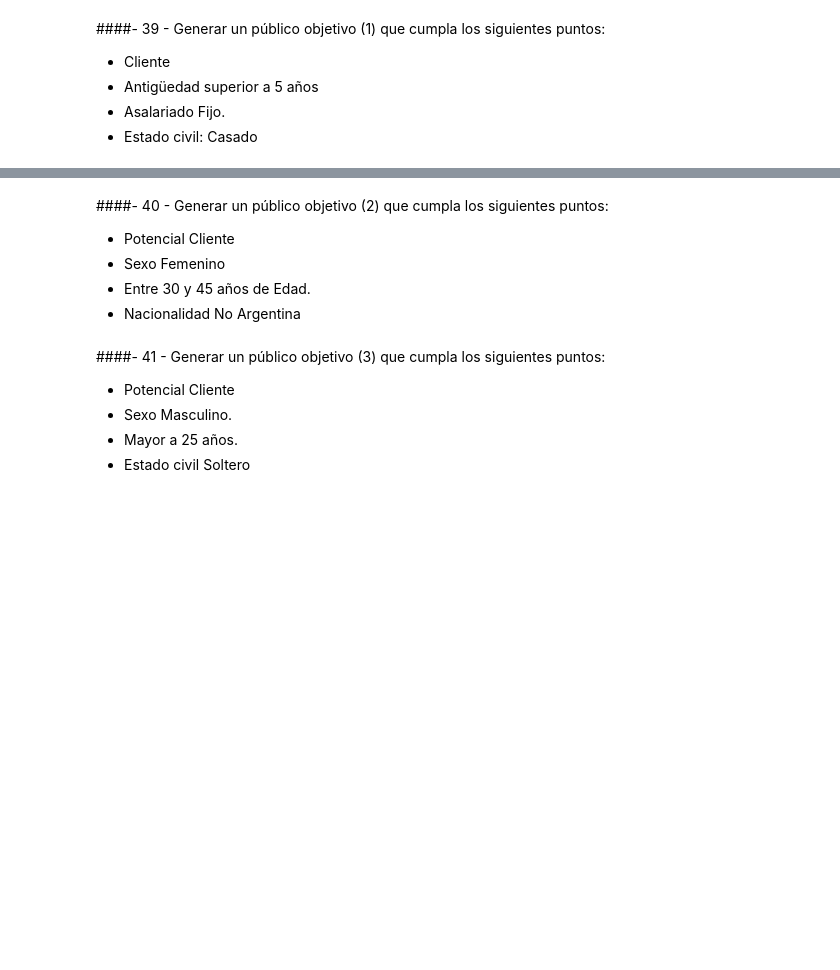
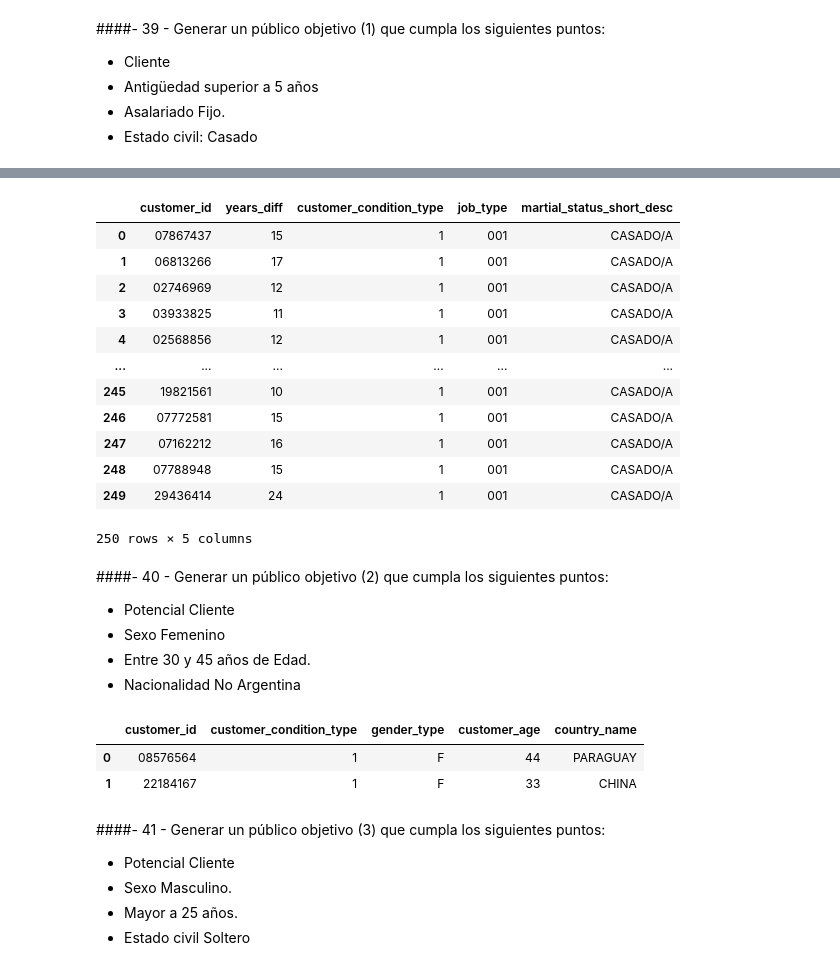
Before and after one commit to iGhostlp/Albus, a Jupyter notebook: Proyecto_BBVA.ipynb, the cells around one changed output, grey strips where cells are left out. Saved outputs shown, nothing was run; the diff lists cells and outputs as text; code cells hidden in the pictures; blank space fills up the shorter version.

```diff
--- a/Proyecto_BBVA.ipynb
+++ b/Proyecto_BBVA.ipynb
@@ -731,9 +224,34 @@ df_sql_39 = sqlContext('SELECT * FROM ')
+# %%
+publico_obj1 = sqlContext.sql('SELECT cb.customer_id, floor(datediff(current_date(), admission_date)/365) as years_diff, customer_condition_type, job_type, ms.martial_status_short_desc FROM tw_customer_basics as cb INNER JOIN tw_marital_status as ms ON cb.marital_status_type = ms.marital_status_type WHERE floor(datediff(current_date(), admission_date)/365) > 5 AND cb.marital_status_type = 01 AND cb.job_type = 001 AND cb.customer_condition_type = 1')
+# %%
+publico_obj1.toPandas()
+# %% [output]
+|  | customer_id | years_diff | customer_condition_type | job_type | martial_status_short_desc |
+| 0 | 07867437 | 15 | 1 | 001 | CASADO/A |
+| 1 | 06813266 | 17 | 1 | 001 | CASADO/A |
+| 2 | 02746969 | 12 | 1 | 001 | CASADO/A |
+| 3 | 03933825 | 11 | 1 | 001 | CASADO/A |
+| 4 | 02568856 | 12 | 1 | 001 | CASADO/A |
+| ... | ... | ... | ... | ... | ... |
+| 245 | 19821561 | 10 | 1 | 001 | CASADO/A |
+| 246 | 07772581 | 15 | 1 | 001 | CASADO/A |
+| 247 | 07162212 | 16 | 1 | 001 | CASADO/A |
+| 248 | 07788948 | 15 | 1 | 001 | CASADO/A |
+| 249 | 29436414 | 24 | 1 | 001 | CASADO/A |
+250 rows × 5 columns
 # %% [markdown]
 ####- 40 -  Generar un público objetivo (2) que cumpla los siguientes puntos:
 * Potencial Cliente
 * Sexo Femenino
 * Entre 30 y 45 años de Edad.
 * Nacionalidad No Argentina
+# %%
+publico_obj2 = sqlContext.sql('SELECT cb.customer_id, customer_condition_type, gender_type, floor(datediff(current_date(), birth_date)/365) as customer_age, n.country_name FROM tw_customer_basics AS cb INNER JOIN tw_nationality AS n ON cb.country_nationality_id == n.country_nationality_id WHERE floor(datediff(current_date(), birth_date)/365) > 30 AND floor(datediff(current_date(), birth_date)/365) < 45 AND gender_type = "F" AND customer_condition_type = 1 AND n.country_nationality_id <> 80')
+publico_obj2.toPandas()
+# %% [output]
+|  | customer_id | customer_condition_type | gender_type | customer_age | country_name |
+| 0 | 08576564 | 1 | F | 44 | PARAGUAY |
+| 1 | 22184167 | 1 | F | 33 | CHINA |
 # %% [markdown]
 ####- 41 - Generar un público objetivo (3) que cumpla los siguientes puntos:
 * Potencial Cliente
```
Also changed, not shown: parts of 98 cells of this notebook.
